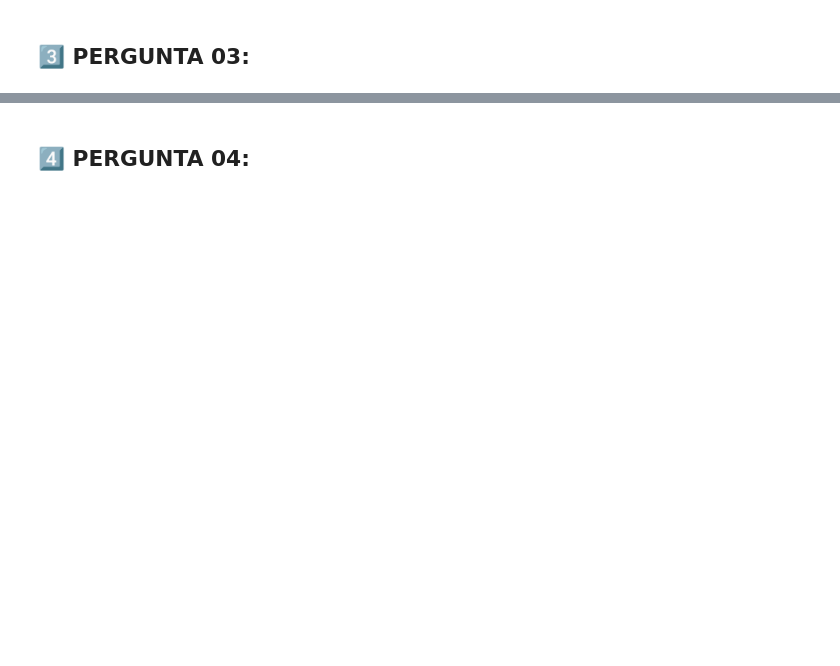
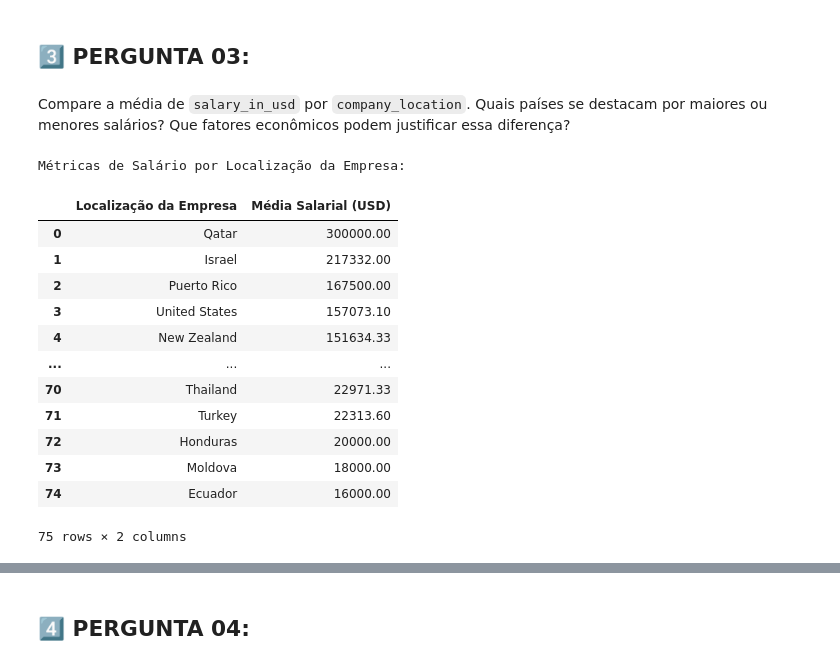
Before and after one commit to yRaffa/GS-2025-2_DataScience, a Jupyter notebook: GS-DataScience.ipynb, the cells around one changed output, grey strips where cells are left out. Drawn from its saved outputs; the diff is of its cells as text; code cells hidden in the pictures; blank space fills up the shorter version.

```diff
--- a/GS-DataScience.ipynb
+++ b/GS-DataScience.ipynb
@@ -389,2 +468,30 @@ O salário é fortemente influenciado por esses dois fatores: Nível de Experiê
 # %% [markdown]
 ## **3️⃣ PERGUNTA 03:**
+# %% [markdown]
+Compare a média de `salary_in_usd` por `company_location`. Quais países se destacam por maiores ou menores salários? Que fatores econômicos podem justificar essa diferença?
+# %%
+# Métrica por Localização da Empresa
+metrica_local = df.groupby("company_location")["salary_in_usd"].mean().round(2).sort_values(ascending=False)
+df_metrica_local = pd.DataFrame({
+    'Localização da Empresa': list(metrica_local.index),
+    'Média Salarial (USD)': metrica_local.map(lambda x: f'{x:.2f}').tolist()
+})
+
+# DataFrame das métricas de salário por localização da empresa
+print('Métricas de Salário por Localização da Empresa:')
+display(df_metrica_local)
+# %% [output]
+Métricas de Salário por Localização da Empresa:
+|  | Localização da Empresa | Média Salarial (USD) |
+| 0 | Qatar | 300000.00 |
+| 1 | Israel | 217332.00 |
+| 2 | Puerto Rico | 167500.00 |
+| 3 | United States | 157073.10 |
+| 4 | New Zealand | 151634.33 |
+| ... | ... | ... |
+| 70 | Thailand | 22971.33 |
+| 71 | Turkey | 22313.60 |
+| 72 | Honduras | 20000.00 |
+| 73 | Moldova | 18000.00 |
+| 74 | Ecuador | 16000.00 |
+75 rows × 2 columns
```
Also changed, not shown: parts of 15 cells of this notebook.
